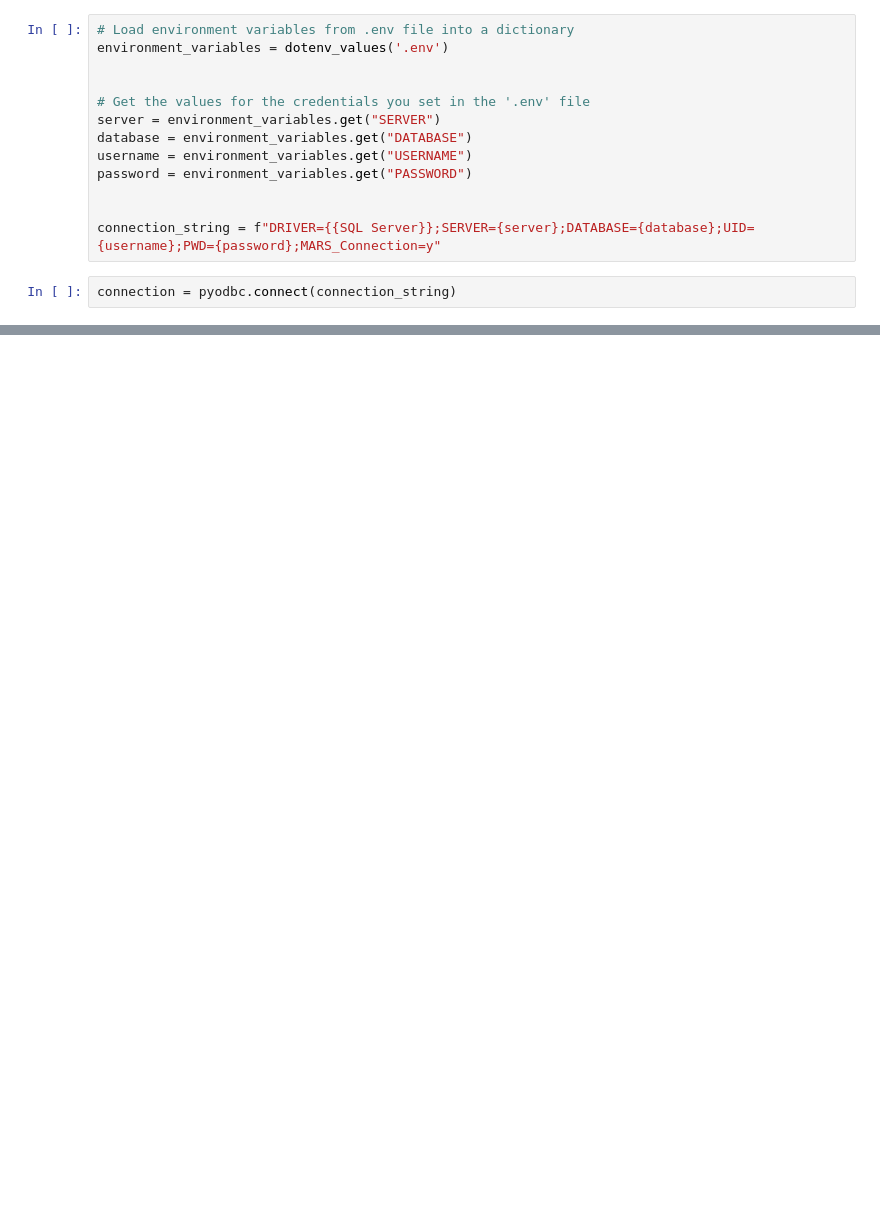
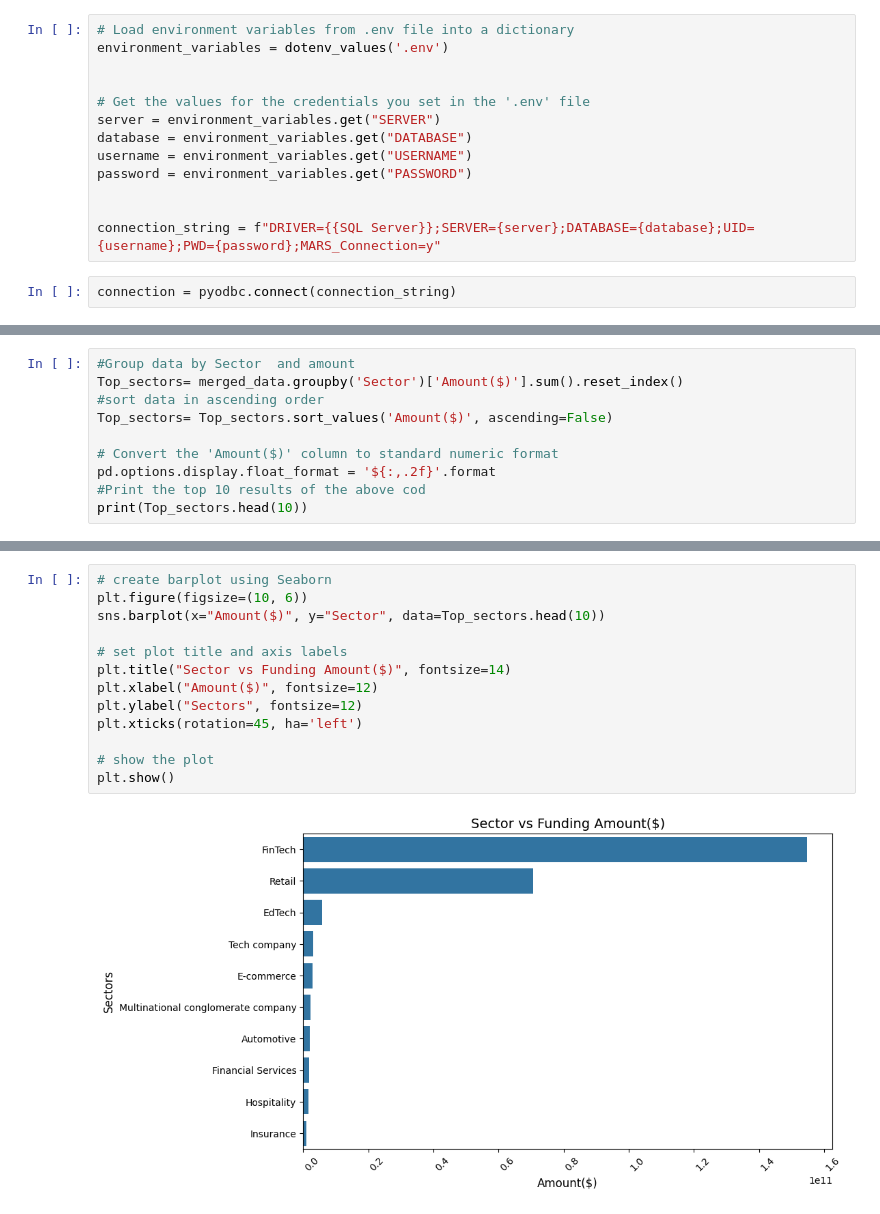
Before and after one commit to Tietaar/Indian-startup-funding, a Jupyter notebook: notebook.ipynb, the cells around one changed output, grey strips where cells are left out. Saved outputs shown, nothing was run; the diff lists cells and outputs as text; blank space fills up the shorter version.

```diff
--- a/notebook.ipynb
+++ b/notebook.ipynb
@@ -79,0 +1327,10 @@ ERROR: No matching distribution found for openyxl
+# %%
+#Group data by Sector  and amount
+Top_sectors= merged_data.groupby('Sector')['Amount($)'].sum().reset_index()
+#sort data in ascending order
+Top_sectors= Top_sectors.sort_values('Amount($)', ascending=False)
+
+# Convert the 'Amount($)' column to standard numeric format
+pd.options.display.float_format = '${:,.2f}'.format
+#Print the top 10 results of the above cod
+print(Top_sectors.head(10))
@@ -79,0 +1349,15 @@ ERROR: No matching distribution found for openyxl
+# %%
+# create barplot using Seaborn
+plt.figure(figsize=(10, 6))
+sns.barplot(x="Amount($)", y="Sector", data=Top_sectors.head(10))
+
+# set plot title and axis labels
+plt.title("Sector vs Funding Amount($)", fontsize=14)
+plt.xlabel("Amount($)", fontsize=12)
+plt.ylabel("Sectors", fontsize=12)
+plt.xticks(rotation=45, ha='left')
+
+# show the plot
+plt.show()
+# %% [output]
+[figure, added]
```
Also changed, not shown: parts of 159 cells of this notebook.
